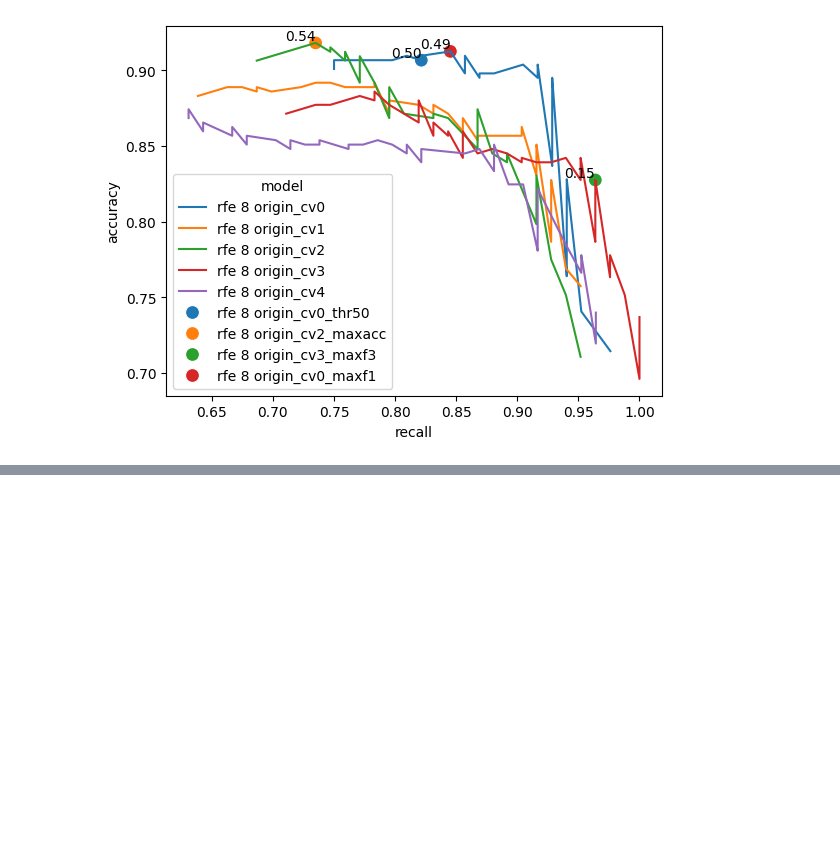
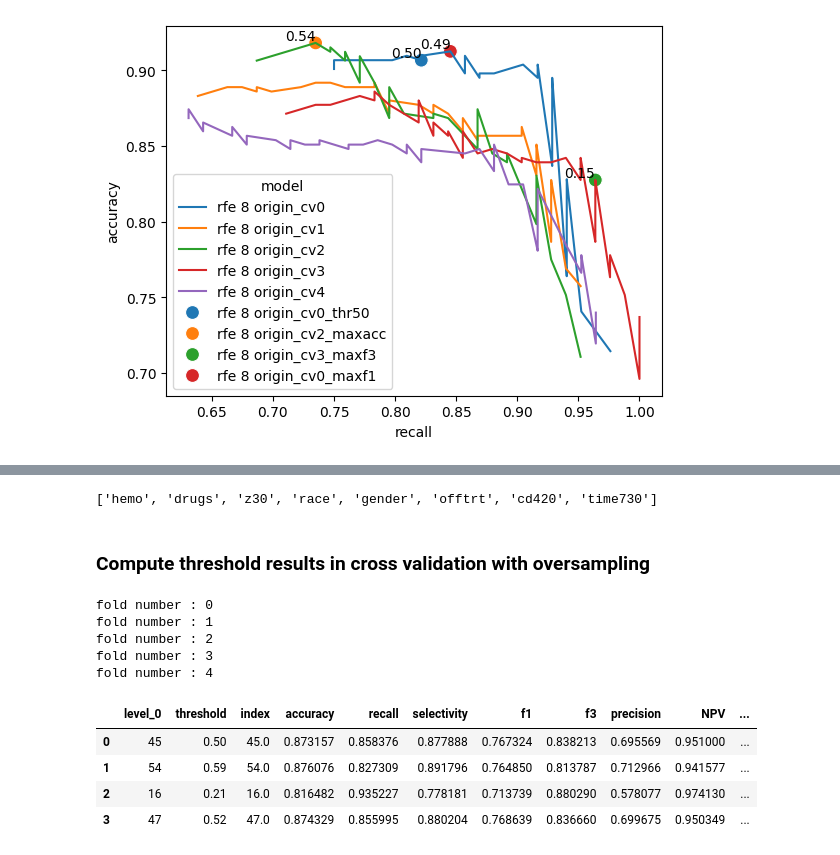
Before and after one commit to AlexanderBusa/ProgettoTeam2, a Jupyter notebook: threshold_tuning.ipynb, the cells around one changed output, grey strips where cells are left out. Drawn from its saved outputs; the diff is of its cells as text; code cells hidden in the pictures; blank space fills up the shorter version.

```diff
--- a/threshold_tuning.ipynb
+++ b/threshold_tuning.ipynb
@@ -306,0 +313,12 @@ plot_acc_recall(cv_thresholds_rfe)
+# %%
+model = LogisticRegression(random_state=42)
+
+with open("models/rfe_features_250103.pkl", "rb") as file:
+    # we load the model with 8 features
+    rfe_selected_features = pickle.load(file)[8]
+X_train_rfe = X_train[rfe_selected_features]
+X_test_rfe = X_test[rfe_selected_features]
+
+print(rfe_selected_features)
+# %% [output]
+['hemo', 'drugs', 'z30', 'race', 'gender', 'offtrt', 'cd420', 'time730']
@@ -306,0 +334,10 @@ plot_acc_recall(cv_thresholds_rfe)
+# %% [markdown]
+### Compute threshold results in cross validation with oversampling
+# %%
+cv_thresholds_smote = cv_threshold_results(X_train_rfe,y_train,imba_pipeline, "rfe 8 smote", verbose = True)
+# %% [output]
+fold number : 0
+fold number : 1
+fold number : 2
+fold number : 3
+fold number : 4
@@ -306,0 +346,8 @@ plot_acc_recall(cv_thresholds_rfe)
+# %%
+notable_thresholds(cv_mean_thresholds_smote)
+# %% [output]
+|  | level_0 | threshold | index | accuracy | recall | selectivity | f1 | f3 | precision | NPV | ... |
+| 0 | 45 | 0.50 | 45.0 | 0.873157 | 0.858376 | 0.877888 | 0.767324 | 0.838213 | 0.695569 | 0.951000 | ... |
+| 1 | 54 | 0.59 | 54.0 | 0.876076 | 0.827309 | 0.891796 | 0.764850 | 0.813787 | 0.712966 | 0.941577 | ... |
+| 2 | 16 | 0.21 | 16.0 | 0.816482 | 0.935227 | 0.778181 | 0.713739 | 0.880290 | 0.578077 | 0.974130 | ... |
+| 3 | 47 | 0.52 | 47.0 | 0.874329 | 0.855995 | 0.880204 | 0.768639 | 0.836660 | 0.699675 | 0.950349 | ... |
```
Also changed, not shown: parts of 9 cells of this notebook.
